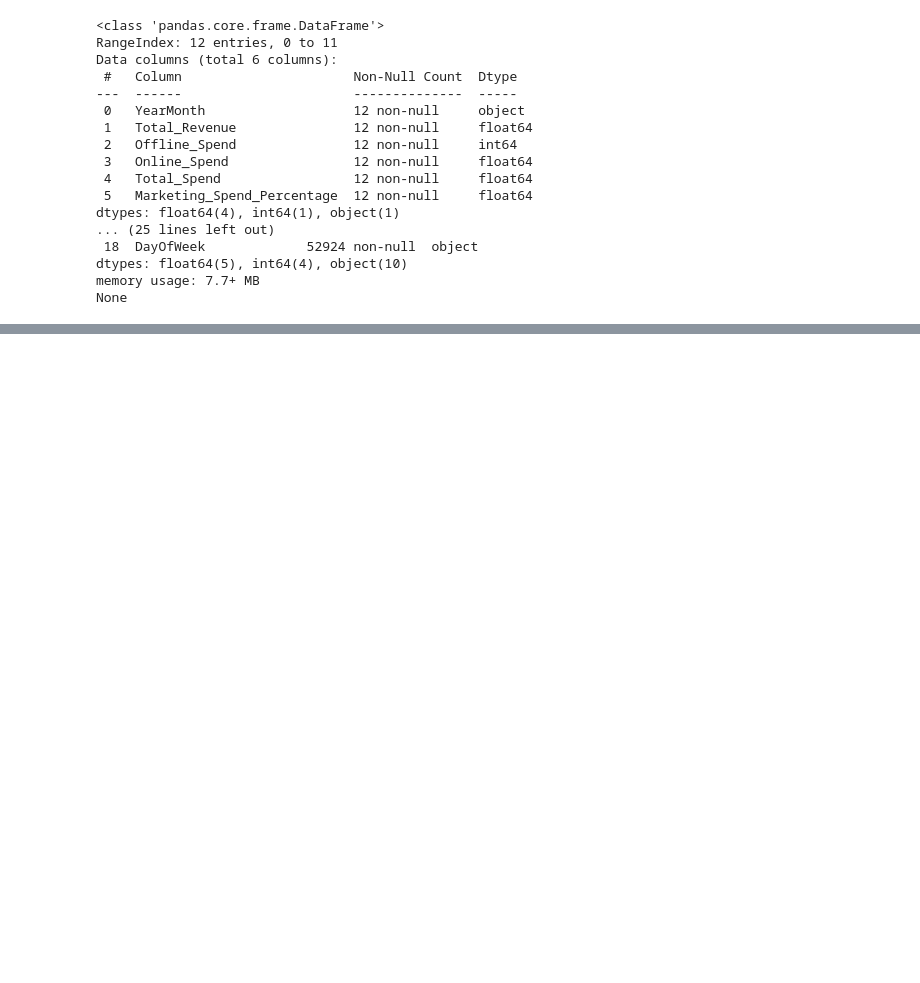
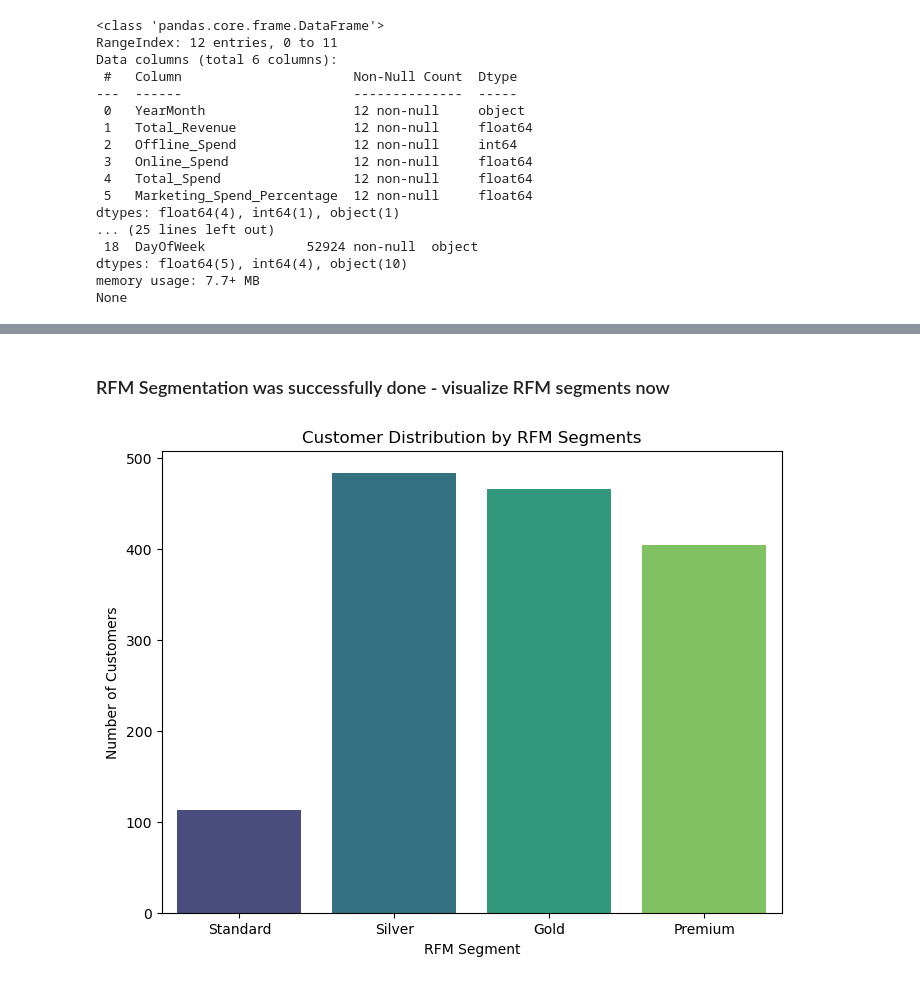
Before and after one commit to moraditya/finding-marketing-insights-Amazon, a Jupyter notebook: models/heuristic-segmentation-RFM.ipynb, the cells around one changed output, grey strips where cells are left out. Saved outputs shown, nothing was run; the diff lists cells and outputs as text; code cells hidden in the pictures; blank space fills up the shorter version.

Commit message:
performed heuristic RFM segmentation and created visualization to visualize the RFM segments using a bar and pie plot

```diff
--- a/models/heuristic-segmentation-RFM.ipynb
+++ b/models/heuristic-segmentation-RFM.ipynb
@@ -35,3 +35,6 @@ dtypes: float64(4), int64(1), object(1)
 dtypes: float64(5), int64(4), object(10)
 memory usage: 7.7+ MB
 None
+# %%
+# transaction_date is in str format - convert to datetime
+sales_full_merged['Transaction_Date'] = pd.to_datetime(sales_full_merged['Transaction_Date'])
@@ -37,0 +52,25 @@ None
+# %%
+# create RFM Score based on quantiles (1 to 4 for each R, F, M)
+rfm['R_Score'] = pd.qcut(rfm['Recency'], 4, labels=[4, 3, 2, 1])
+rfm['F_Score'] = pd.qcut(rfm['Frequency'], 4, labels=[1, 2, 3, 4])
+rfm['M_Score'] = pd.qcut(rfm['Monetary'], 4, labels=[1, 2, 3, 4])
+
+# calculate RFM score by summing individual scores
+rfm['RFM_Score'] = rfm[['R_Score', 'F_Score', 'M_Score']].sum(axis=1)
+
+# define segments based on RFM score thresholds
+rfm['Segment'] = pd.cut(rfm['RFM_Score'], bins=[0, 3, 6, 9, 12], labels=['Standard', 'Silver', 'Gold', 'Premium'])
+
+# define Strategy for each segment
+segment_strategy = {
+    'Premium': "Focus on maintaining a strong relationship through personalized offers and premium services.",
+    'Gold': "Engage more with targeted offers and loyalty programs to encourage repeat purchases.",
+    'Silver': "Provide incentives like discounts or free shipping to move them to Gold or Premium.",
+    'Standard': "Use broad campaigns and introductory offers to increase engagement and convert them to higher segments."
+}
+
+# map strategies to RFM segments
+rfm['Strategy'] = rfm['Segment'].map(segment_strategy)
+
+# verify
+rfm.head()
@@ -37,0 +84,17 @@ None
+# %% [markdown]
+### RFM Segmentation was successfully done - visualize RFM segments now
+# %%
+# visualize RFM segments
+
+# number of customers in each segment
+segment_counts = rfm['Segment'].value_counts()
+
+# bar Plot of RFM Segments
+plt.figure(figsize=(8,6))
+sns.barplot(x=segment_counts.index, y=segment_counts.values, palette='viridis')
+plt.title('Customer Distribution by RFM Segments')
+plt.xlabel('RFM Segment')
+plt.ylabel('Number of Customers')
+plt.show()
+# %% [output]
+[figure, added]
```
Also changed, not shown: parts of 3 cells of this notebook.
